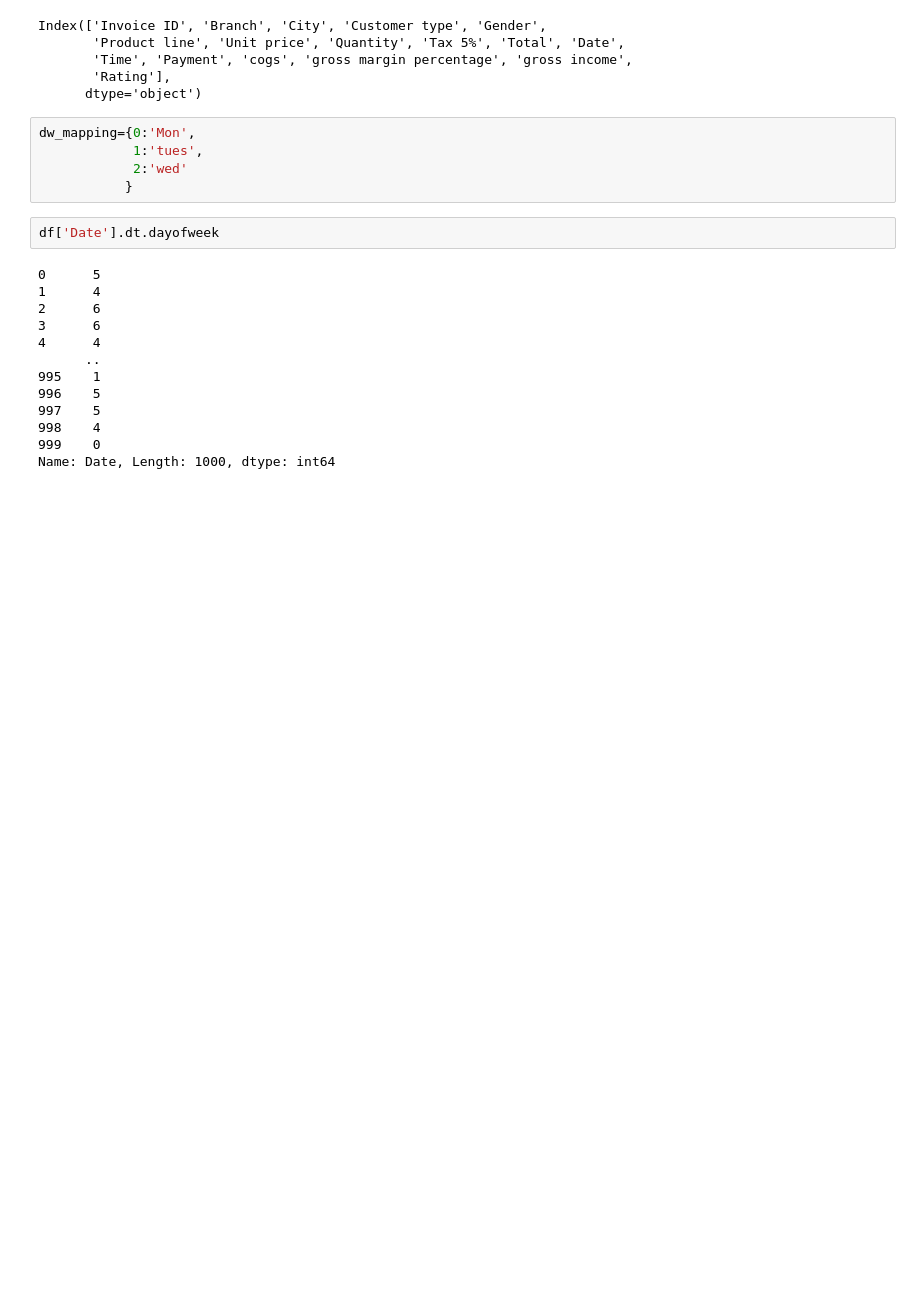
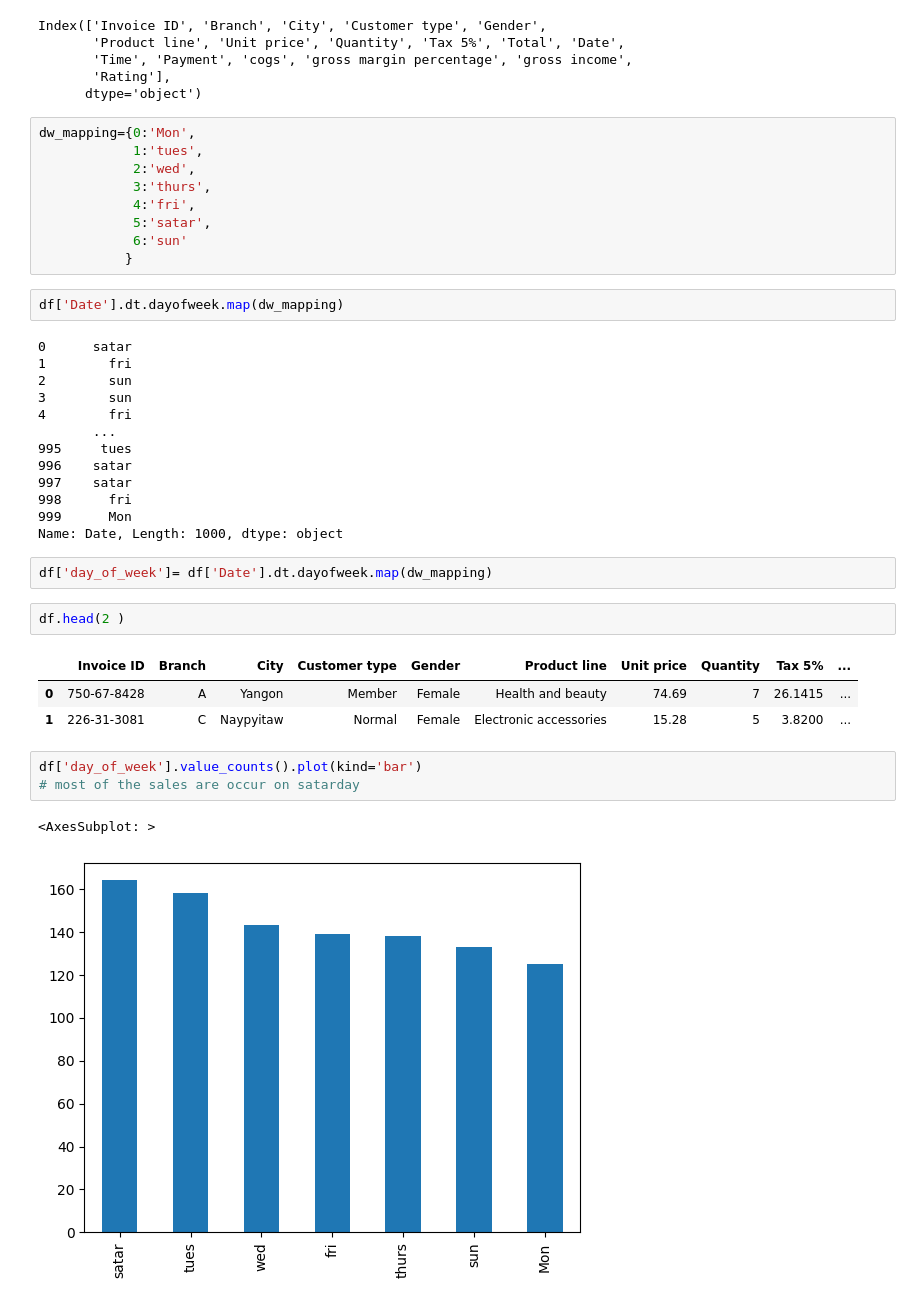
Before and after one commit to Aleena-Raju/Exploratory_data_analysis-, a Jupyter notebook: Supermarket_sales.ipynb, the cells around one changed output. Drawn from its saved outputs; the diff is of its cells as text; blank space fills up the shorter version.

```diff
--- a/Supermarket_sales.ipynb
+++ b/Supermarket_sales.ipynb
@@ -329,20 +345,38 @@ Index(['Invoice ID', 'Branch', 'City', 'Customer type', 'Gender',
 # %%
 dw_mapping={0:'Mon',
             1:'tues',
-            2:'wed'
+            2:'wed',
+            3:'thurs',
+            4:'fri',
+            5:'satar',
+            6:'sun'
            }
 # %%
-df['Date'].dt.dayofweek
+df['Date'].dt.dayofweek.map(dw_mapping)
 # %% [output]
-0      5
-1      4
-2      6
-3      6
-4      4
-      ..
-995    1
-996    5
-997    5
-998    4
-999    0
-Name: Date, Length: 1000, dtype: int64
+0      satar
+1        fri
+2        sun
+3        sun
+4        fri
+       ...
+995     tues
+996    satar
+997    satar
+998      fri
+999      Mon
+Name: Date, Length: 1000, dtype: object
+# %%
+df['day_of_week']= df['Date'].dt.dayofweek.map(dw_mapping)
+# %%
+df.head(2 )
+# %% [output]
+|  | Invoice ID | Branch | City | Customer type | Gender | Product line | Unit price | Quantity | Tax 5% | ... |
+| 0 | 750-67-8428 | A | Yangon | Member | Female | Health and beauty | 74.69 | 7 | 26.1415 | ... |
+| 1 | 226-31-3081 | C | Naypyitaw | Normal | Female | Electronic accessories | 15.28 | 5 | 3.8200 | ... |
+# %%
+df['day_of_week'].value_counts().plot(kind='bar')
+# most of the sales are occur on satarday
+# %% [output]
+<AxesSubplot: >
+[figure, added]
```
Also changed, not shown: parts of 8 cells of this notebook.
